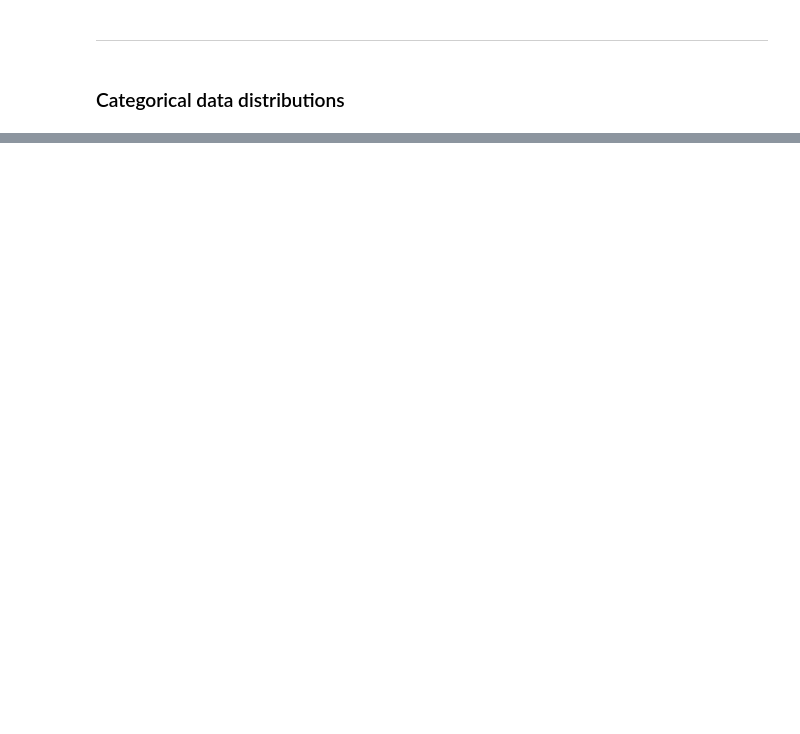
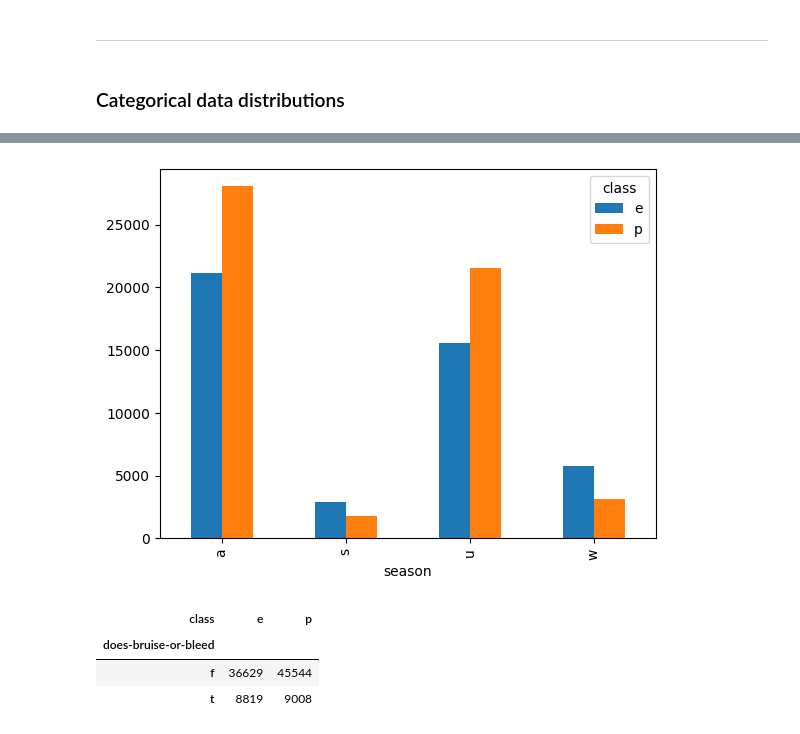
Before and after one commit to NabilAouidad/Poisonous-Mushroom-Prediction, a Jupyter notebook: EDA.ipynb, the cells around one changed output, grey strips where cells are left out. Saved outputs shown, nothing was run; the diff lists cells and outputs as text; code cells hidden in the pictures; blank space fills up the shorter version.

```diff
--- a/EDA.ipynb
+++ b/EDA.ipynb
@@ -595,0 +605,3 @@ Most of the features' categories are presented by alphabetical letters, and this
+# %%
+season_class_cross_tab = pd.crosstab(dataSample["season"], dataSample["class"])
+season_class_cross_tab
@@ -595,0 +615,13 @@ Most of the features' categories are presented by alphabetical letters, and this
+# %%
+season_class_cross_tab.plot(kind = "bar")
+plt.show()
+# %% [output]
+[figure, added]
+# %%
+bruise_or_bleed_class_crosstab = pd.crosstab(dataSample["does-bruise-or-bleed"], dataSample["class"])
+bruise_or_bleed_class_crosstab
+# %% [output]
+| class | e | p |
+| does-bruise-or-bleed |  |  |
+| f | 36629 | 45544 |
+| t | 8819 | 9008 |
```
Also changed, not shown: parts of 29 cells of this notebook.
